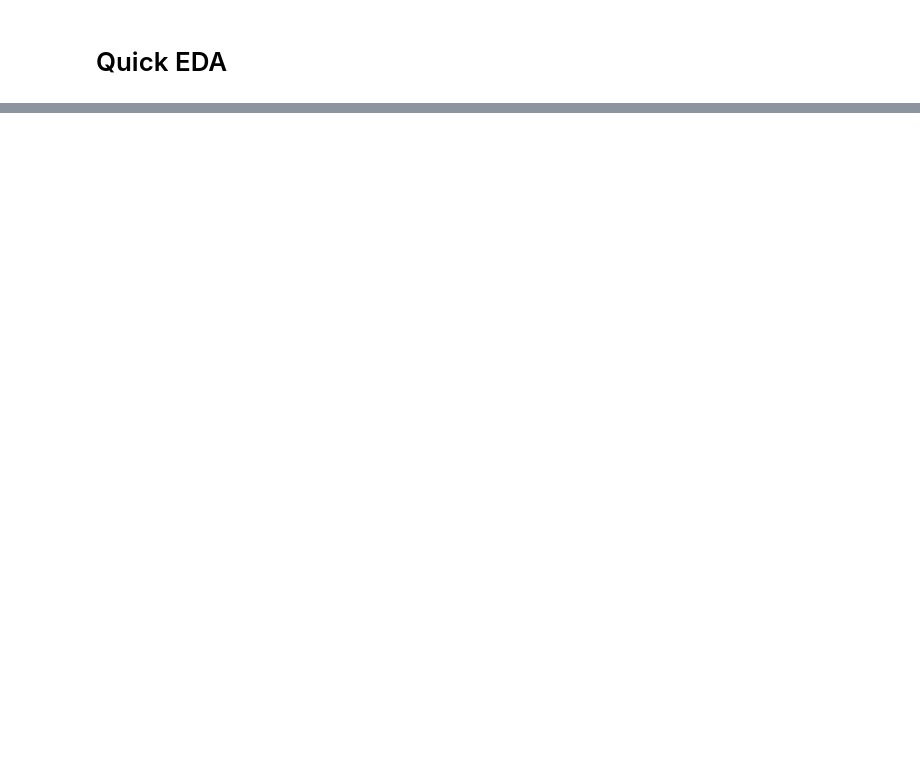
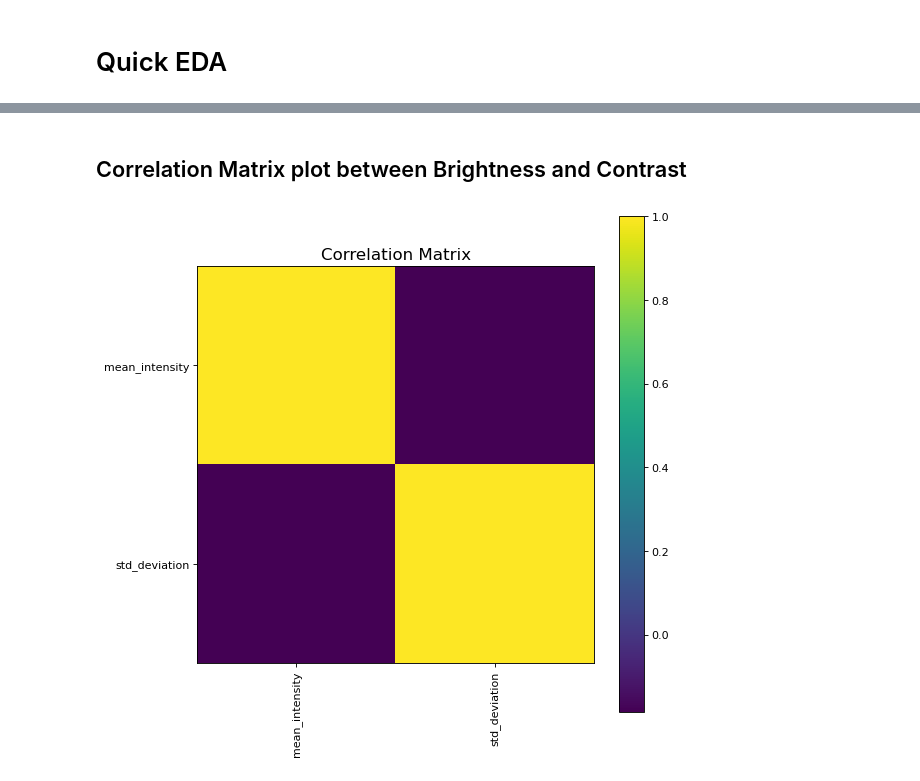
Before and after one commit to adshyam/AAI---CaptStone-Project, a Jupyter notebook: Final_Project.ipynb, the cells around one changed output, grey strips where cells are left out. Saved outputs shown, nothing was run; the diff lists cells and outputs as text; code cells hidden in the pictures; blank space fills up the shorter version.

```diff
--- a/Final_Project.ipynb
+++ b/Final_Project.ipynb
@@ -222,0 +84,47 @@ Test Loss: 0.4236
+# %%
+from PIL import Image
+import numpy as np
+import pandas as pd
+
+# Define a function to extract mean intensity from an image
+def extract_mean_intensity(image_path):
+    image = Image.open(image_path)
+    image = image.convert('L')  # Convert to grayscale
+    array = np.array(image)
+    return np.mean(array)
+
+# Define a function to extract standard deviation of intensity from an image
+def extract_std_deviation(image_path):
+    image = Image.open(image_path)
+    image = image.convert('L')  # Convert to grayscale
+    array = np.array(image)
+    return np.std(array)
+
+
+# Apply feature extraction to each image in the DataFrame
+asl_train_df['mean_intensity'] = asl_train_df['image_path'].apply(extract_mean_intensity)
+asl_train_df['std_deviation'] = asl_train_df['image_path'].apply(extract_std_deviation)
+# %% [markdown]
+## Correlation Matrix plot between Brightness and Contrast
+# %%
+import matplotlib.pyplot as plt
+
+def plotCorrelationMatrix(df, graphWidth):
+    df_numeric = df.select_dtypes(include=[np.number])  # Select only numeric columns
+    if df_numeric.shape[1] < 2:
+        print(f'No correlation plots shown: The number of non-NaN or constant columns ({df_numeric.shape[1]}) is less than 2')
+        return
+    corr = df_numeric.corr()
+    plt.figure(num=None, figsize=(graphWidth, graphWidth), dpi=80, facecolor='w', edgecolor='k')
+    corrMat = plt.matshow(corr, fignum=1)
+    plt.xticks(range(len(corr.columns)), corr.columns, rotation=90)
+    plt.yticks(range(len(corr.columns)), corr.columns)
+    plt.gca().xaxis.tick_bottom()
+    plt.colorbar(corrMat)
+    plt.title('Correlation Matrix', fontsize=15)
+    plt.show()
+
+# Plot the correlation matrix
+plotCorrelationMatrix(asl_train_df, graphWidth=8)
+# %% [output]
+[figure, added]
```
Also changed, not shown: parts of 28 cells of this notebook, 1 other file.
